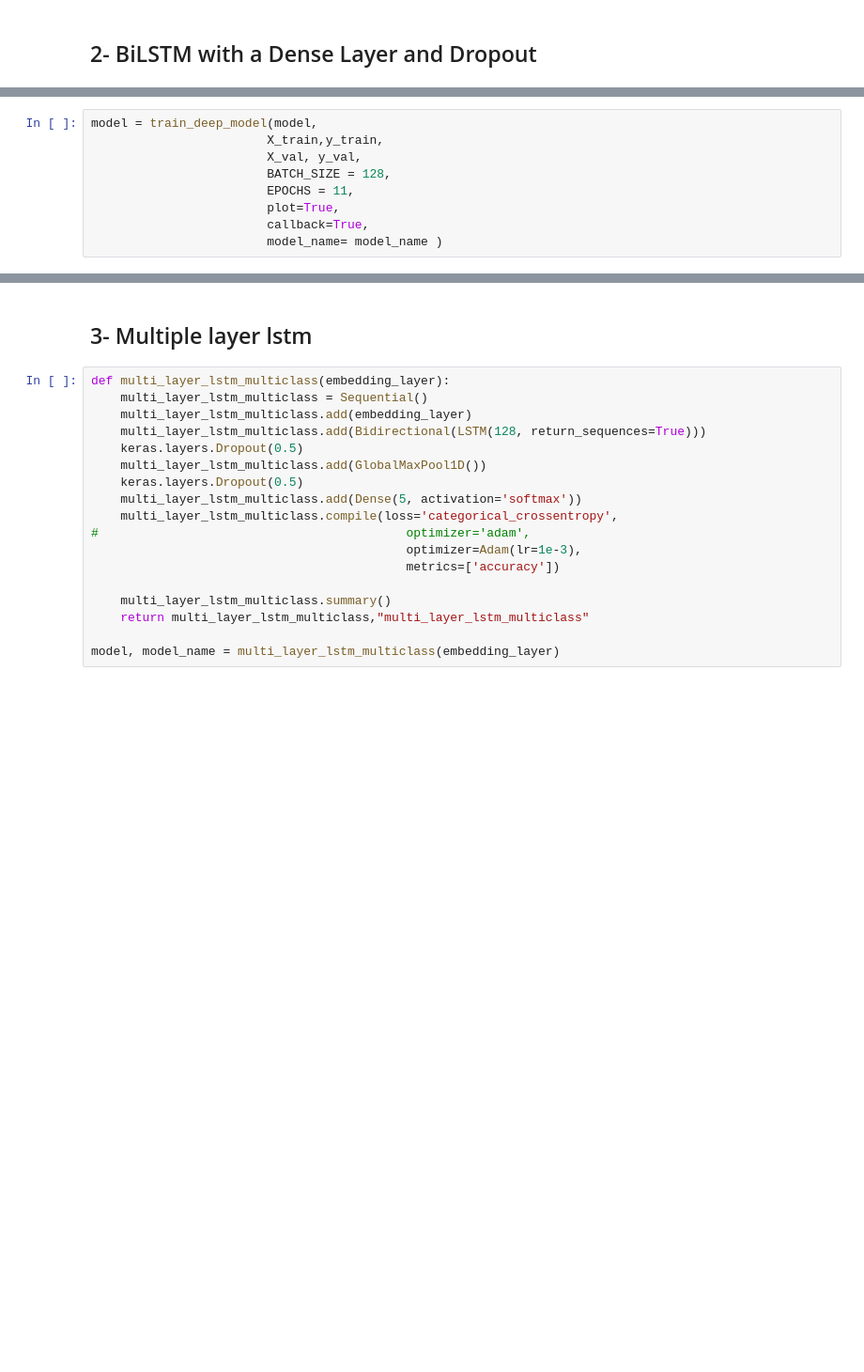
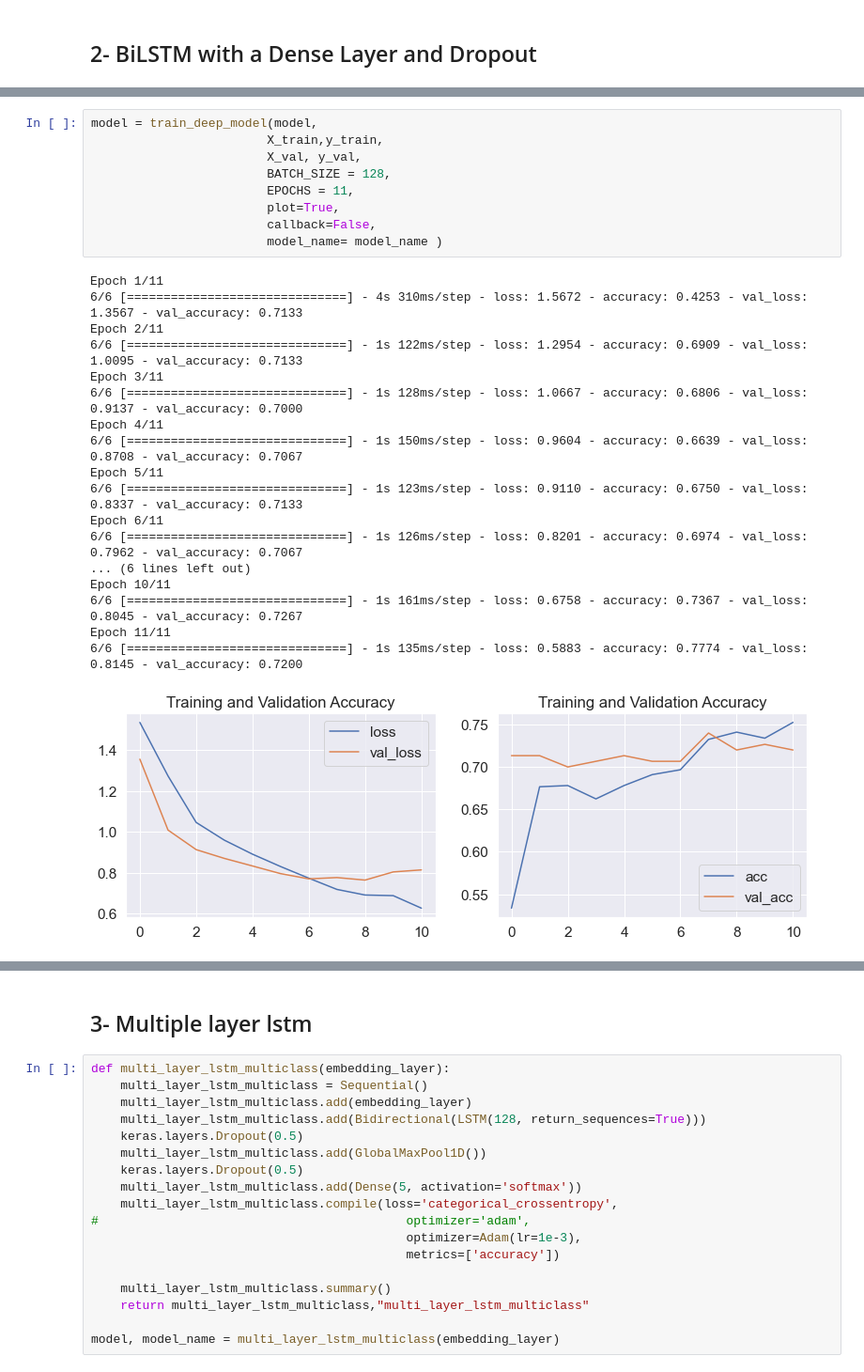
Before and after one commit to zceihzi/AMLSII_final_assignment, a Jupyter notebook: amls-ii-assignment.ipynb, the cells around one changed output, grey strips where cells are left out. Shown: that part at 94% size. Drawn from its saved outputs; the diff is of its cells as text; blank space fills up the shorter version.

```diff
--- a/amls-ii-assignment.ipynb
+++ b/amls-ii-assignment.ipynb
@@ -262,11 +352,30 @@ model, model_name = simple_biLSTM_model_multiclass(embedding_layer)
 # %%
 model = train_deep_model(model,
                         X_train,y_train,
                         X_val, y_val,
                         BATCH_SIZE = 128,
                         EPOCHS = 11,
                         plot=True,
-                        callback=True,
+                        callback=False,
                         model_name= model_name )
+# %% [output]
+Epoch 1/11
+6/6 [==============================] - 4s 310ms/step - loss: 1.5672 - accuracy: 0.4253 - val_loss: 1.3567 - val_accuracy: 0.7133
+Epoch 2/11
+6/6 [==============================] - 1s 122ms/step - loss: 1.2954 - accuracy: 0.6909 - val_loss: 1.0095 - val_accuracy: 0.7133
+Epoch 3/11
+6/6 [==============================] - 1s 128ms/step - loss: 1.0667 - accuracy: 0.6806 - val_loss: 0.9137 - val_accuracy: 0.7000
+Epoch 4/11
+6/6 [==============================] - 1s 150ms/step - loss: 0.9604 - accuracy: 0.6639 - val_loss: 0.8708 - val_accuracy: 0.7067
+Epoch 5/11
+6/6 [==============================] - 1s 123ms/step - loss: 0.9110 - accuracy: 0.6750 - val_loss: 0.8337 - val_accuracy: 0.7133
+Epoch 6/11
+6/6 [==============================] - 1s 126ms/step - loss: 0.8201 - accuracy: 0.6974 - val_loss: 0.7962 - val_accuracy: 0.7067
+... (6 lines left out)
+Epoch 10/11
+6/6 [==============================] - 1s 161ms/step - loss: 0.6758 - accuracy: 0.7367 - val_loss: 0.8045 - val_accuracy: 0.7267
+Epoch 11/11
+6/6 [==============================] - 1s 135ms/step - loss: 0.5883 - accuracy: 0.7774 - val_loss: 0.8145 - val_accuracy: 0.7200
+[figure, added]
 # %%
 generate_pred(model,X_test,y_test)
```
Also changed, not shown: parts of 42 cells of this notebook, 2 other files.
